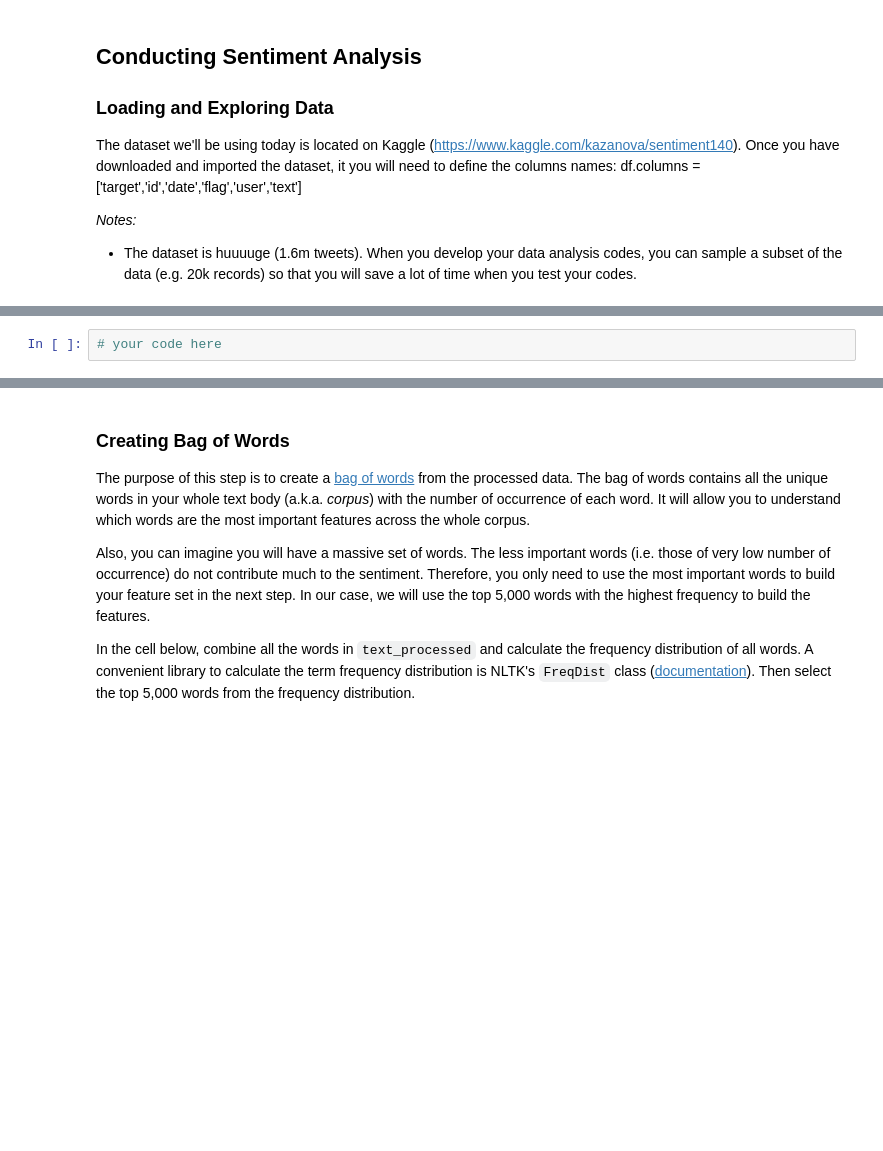
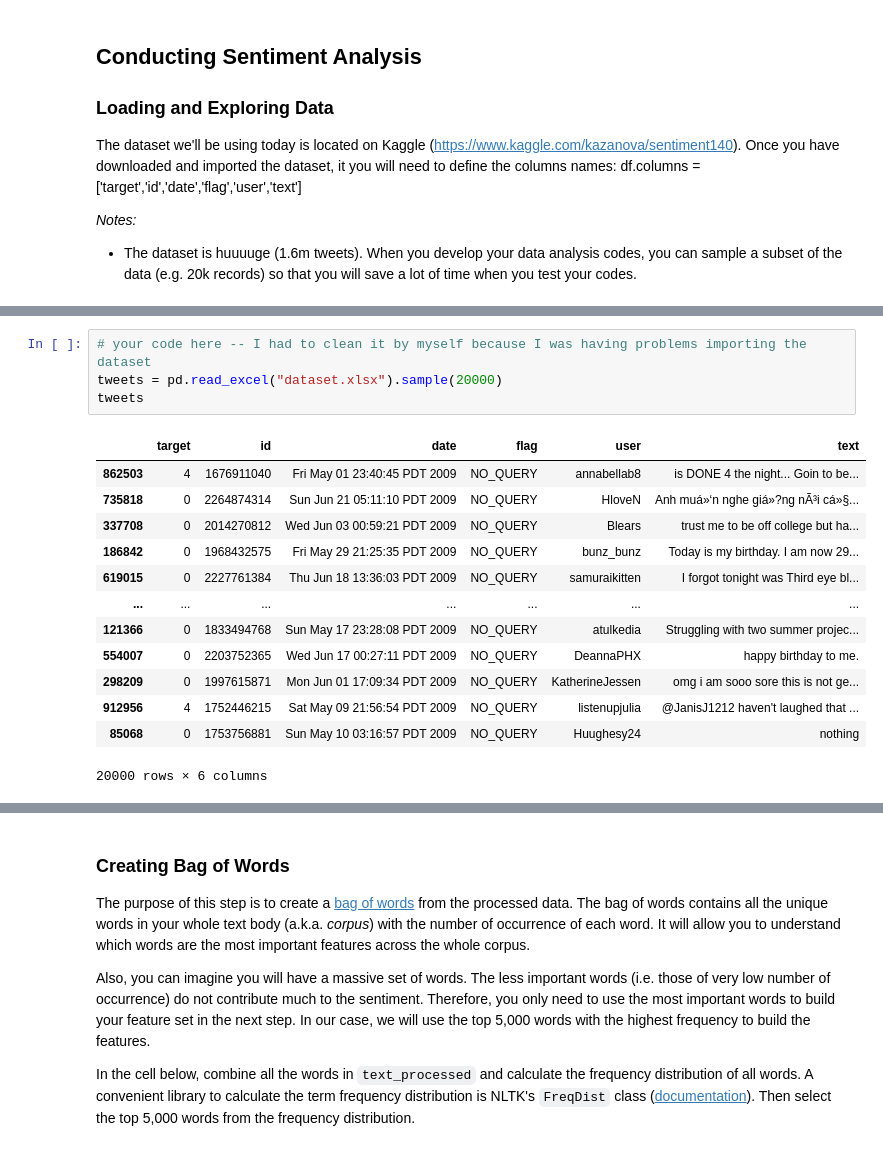
Before and after one commit to ta-data-pt-rmt/lab-nlp, a Jupyter notebook: your-code/challenge-2.ipynb, the cells around one changed output, grey strips where cells are left out. Saved outputs shown, nothing was run; the diff lists cells and outputs as text; blank space fills up the shorter version.

```diff
--- a/your-code/challenge-2.ipynb
+++ b/your-code/challenge-2.ipynb
@@ -35,3 +44,21 @@ The dataset we'll be using today is located on Kaggle (https://www.kaggle.com/ka
+# %%
+# your code here -- I had to clean it by myself because I was having problems importing the dataset
+tweets = pd.read_excel("dataset.xlsx").sample(20000)
+tweets
+# %% [output]
+|  | target | id | date | flag | user | text |
+| 862503 | 4 | 1676911040 | Fri May 01 23:40:45 PDT 2009 | NO_QUERY | annabellab8 | is DONE 4 the night... Goin to be... |
+| 735818 | 0 | 2264874314 | Sun Jun 21 05:11:10 PDT 2009 | NO_QUERY | HloveN | Anh muá»‘n nghe giá»?ng nÃ³i cá»§... |
+| 337708 | 0 | 2014270812 | Wed Jun 03 00:59:21 PDT 2009 | NO_QUERY | Blears | trust me to be off college but ha... |
+| 186842 | 0 | 1968432575 | Fri May 29 21:25:35 PDT 2009 | NO_QUERY | bunz_bunz | Today is my birthday. I am now 29... |
+| 619015 | 0 | 2227761384 | Thu Jun 18 13:36:03 PDT 2009 | NO_QUERY | samuraikitten | I forgot tonight was Third eye bl... |
+| ... | ... | ... | ... | ... | ... | ... |
+| 121366 | 0 | 1833494768 | Sun May 17 23:28:08 PDT 2009 | NO_QUERY | atulkedia | Struggling with two summer projec... |
+| 554007 | 0 | 2203752365 | Wed Jun 17 00:27:11 PDT 2009 | NO_QUERY | DeannaPHX | happy birthday to me. |
+| 298209 | 0 | 1997615871 | Mon Jun 01 17:09:34 PDT 2009 | NO_QUERY | KatherineJessen | omg i am sooo sore this is not ge... |
+| 912956 | 4 | 1752446215 | Sat May 09 21:56:54 PDT 2009 | NO_QUERY | listenupjulia | @JanisJ1212 haven't laughed that ... |
+| 85068 | 0 | 1753756881 | Sun May 10 03:16:57 PDT 2009 | NO_QUERY | Huughesy24 | nothing |
+20000 rows × 6 columns
 # %% [markdown]
 ### Prepare Textual Data for Sentiment Analysis
 
@@ -48,5 +75,3 @@ Now, apply the functions you have written in Challenge 1 to your whole data set.
 Create a new column called `text_processed` in the dataframe to contain the processed data. At the end, your `text_processed` column should contain lists of word tokens that are cleaned up. Your data should look like below:
 
 ![Processed Data](data-cleaning-results.png)
-# %%
-# your code here
```
Also changed, not shown: parts of 18 cells of this notebook.
